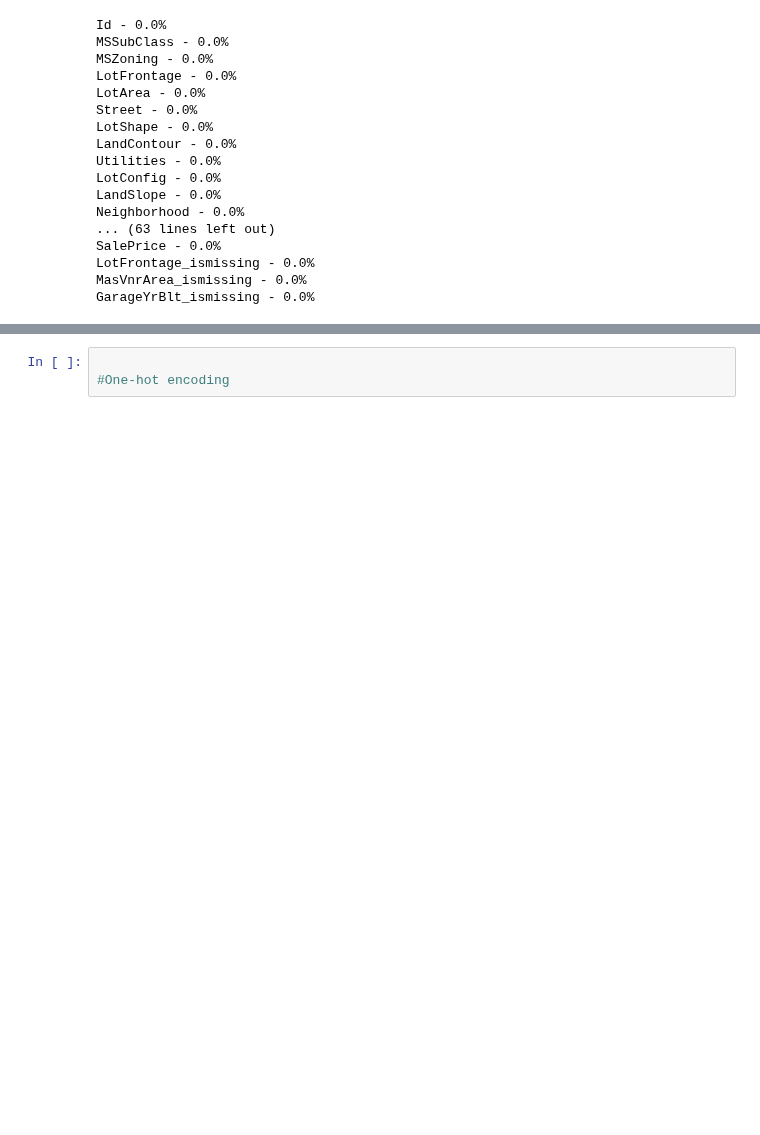
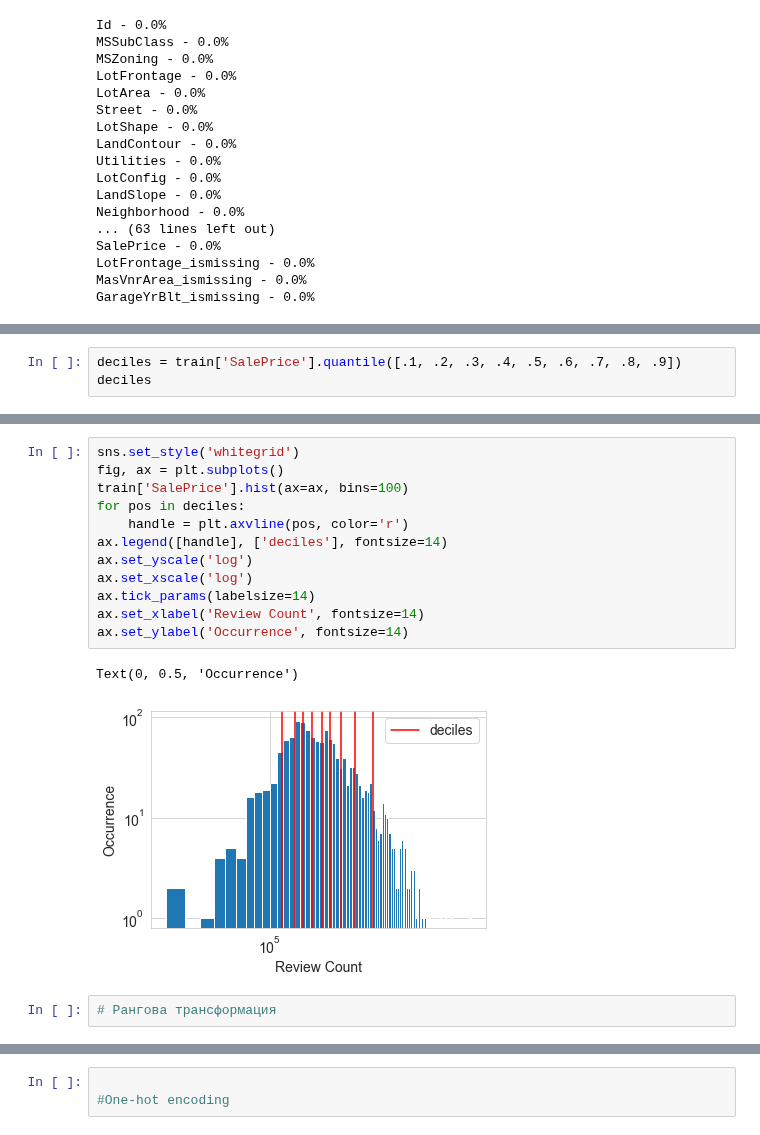
Before and after one commit to technonub/house_prise_prediction, a Jupyter notebook: hp.ipynb, the cells around one changed output, grey strips where cells are left out. Cells and saved outputs as stored; diff of their text form; blank space fills up the shorter version.

```diff
--- a/hp.ipynb
+++ b/hp.ipynb
@@ -150,0 +171,3 @@ GarageYrBlt_ismissing - 0.0%
+# %%
+deciles = train['SalePrice'].quantile([.1, .2, .3, .4, .5, .6, .7, .8, .9])
+deciles
@@ -150,0 +185,17 @@ GarageYrBlt_ismissing - 0.0%
+# %%
+sns.set_style('whitegrid')
+fig, ax = plt.subplots()
+train['SalePrice'].hist(ax=ax, bins=100)
+for pos in deciles:
+    handle = plt.axvline(pos, color='r')
+ax.legend([handle], ['deciles'], fontsize=14)
+ax.set_yscale('log')
+ax.set_xscale('log')
+ax.tick_params(labelsize=14)
+ax.set_xlabel('Review Count', fontsize=14)
+ax.set_ylabel('Occurrence', fontsize=14)
+# %% [output]
+Text(0, 0.5, 'Occurrence')
+[figure, added]
+# %%
+# Рангова трансформация
```
Also changed, not shown: parts of 18 cells of this notebook.
